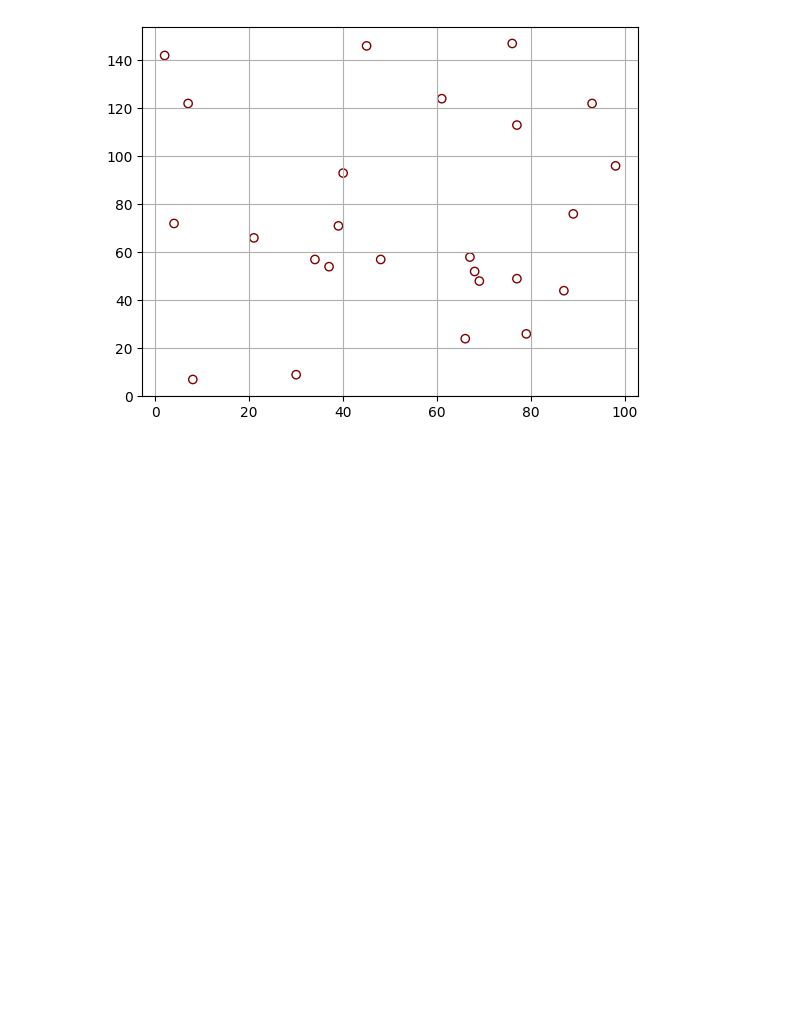
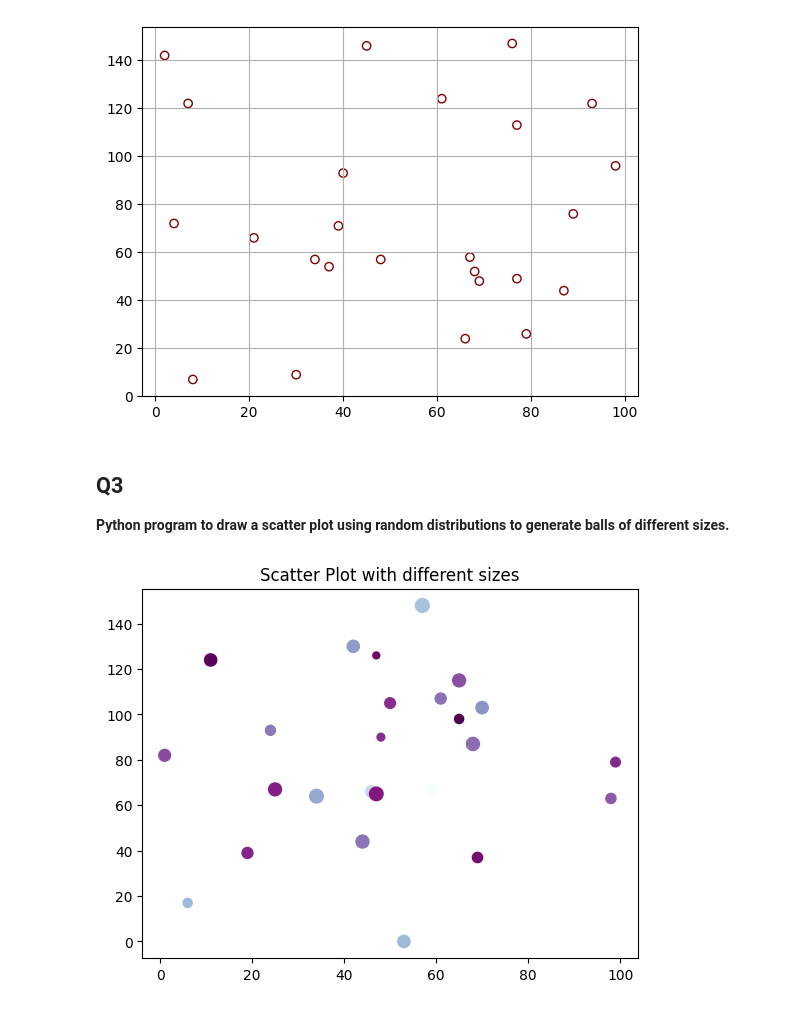
Before and after one commit to ayush-prajapati01/Python-Libraries, a Jupyter notebook: Matplotlib_Programs/scatterplot_programs.ipynb, the cells around one changed output. Drawn from its saved outputs; the diff is of its cells as text; code cells hidden in the pictures; blank space fills up the shorter version.

Commit message:
[Ayush] Add: Python program to draw a scatter plot using random distributions to generate balls of different sizes.

```diff
--- a/Matplotlib_Programs/scatterplot_programs.ipynb
+++ b/Matplotlib_Programs/scatterplot_programs.ipynb
@@ -46,3 +46,24 @@ if __name__ == "__main__":
     main()
 # %% [output]
 [figure]
+# %% [markdown]
+## Q3
+**Python program to draw a scatter plot using random distributions to generate balls of different sizes.**
+# %%
+def main():
+    x_values = np.random.randint(100, size=(25))
+    y_values = np.random.randint(150, size=(25))
+    sizes = np.random.randint(20, 100, size=(25))
+    colors = np.random.randint(100, size=(25))
+
+    plt.scatter(x_values, y_values, marker = 'o' ,c = colors, cmap='BuPu_r', s = sizes)
+
+    plt.title('Scatter Plot with different sizes')
+    plt.grid(False)
+    plt.show()
+
+
+if __name__ == "__main__":
+    main()
+# %% [output]
+[figure, added]
```
